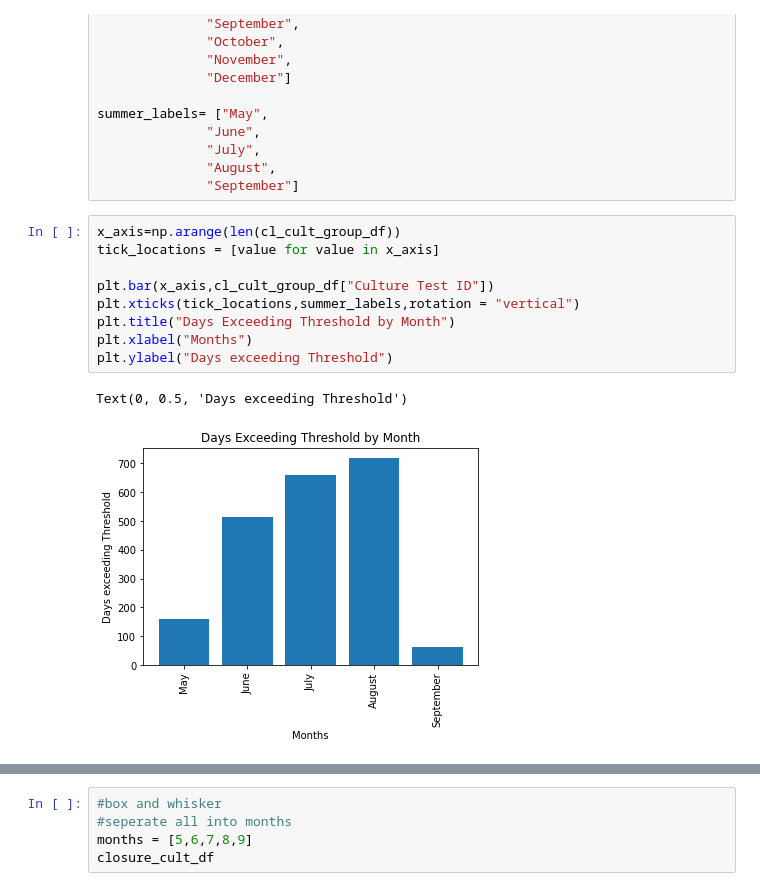
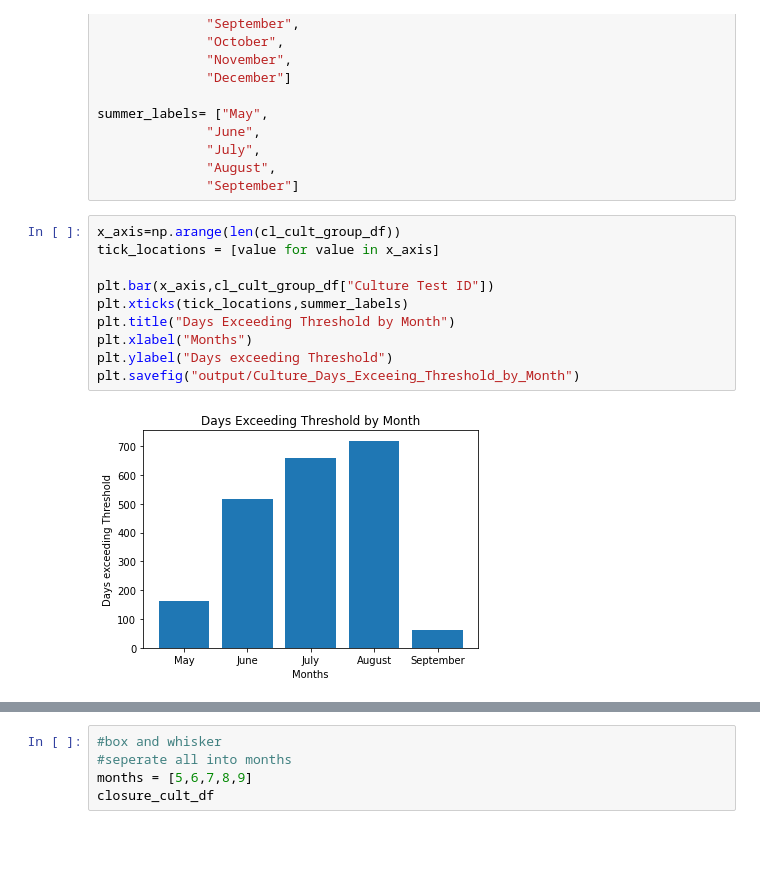
Before and after one commit to ander1908/Bootcamp_Project1, a Jupyter notebook: Final Data Analysis.ipynb, the cells around one changed output, grey strips where cells are left out. Drawn from its saved outputs; the diff is of its cells as text; blank space fills up the shorter version.

Commit message:
Cleaned up code a bit more. Fixed Stephen's plot axes.

```diff
--- a/Final Data Analysis.ipynb
+++ b/Final Data Analysis.ipynb
@@ -289,15 +289,15 @@ summer_labels= ["May",
 # %%
 x_axis=np.arange(len(cl_cult_group_df))
 tick_locations = [value for value in x_axis]
 
 plt.bar(x_axis,cl_cult_group_df["Culture Test ID"])
-plt.xticks(tick_locations,summer_labels,rotation = "vertical")
+plt.xticks(tick_locations,summer_labels)
 plt.title("Days Exceeding Threshold by Month")
 plt.xlabel("Months")
 plt.ylabel("Days exceeding Threshold")
+plt.savefig("output/Culture_Days_Exceeing_Threshold_by_Month")
 # %% [output]
-Text(0, 0.5, 'Days exceeding Threshold')
-[figure, old version]
+[figure, new version]
 # %%
 #DNA Graph
 # (uses x_axis and tick from above)
```
Also changed, not shown: parts of 14 cells of this notebook.
